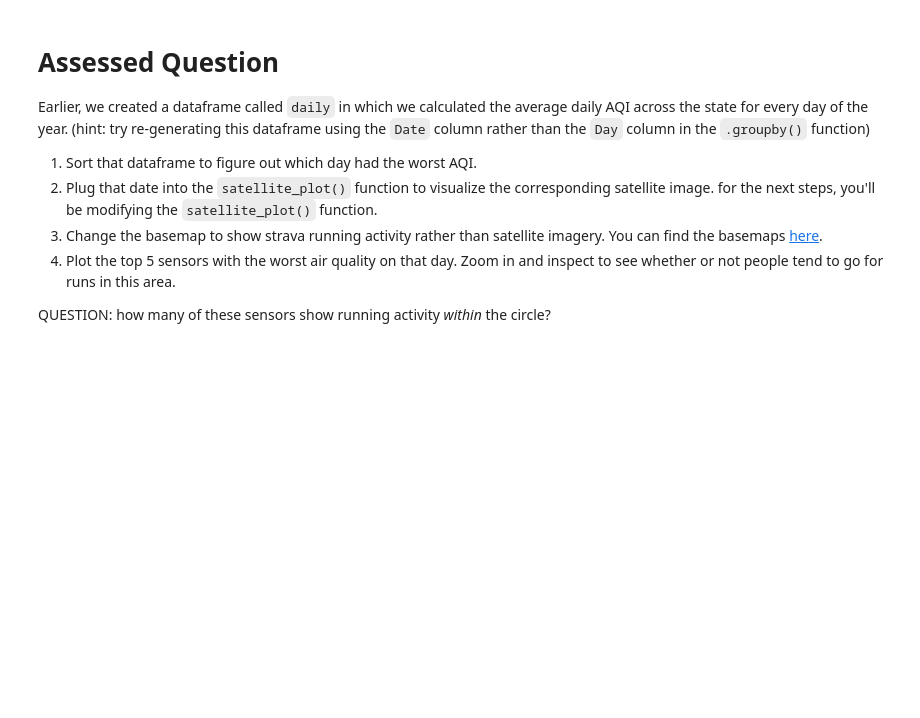
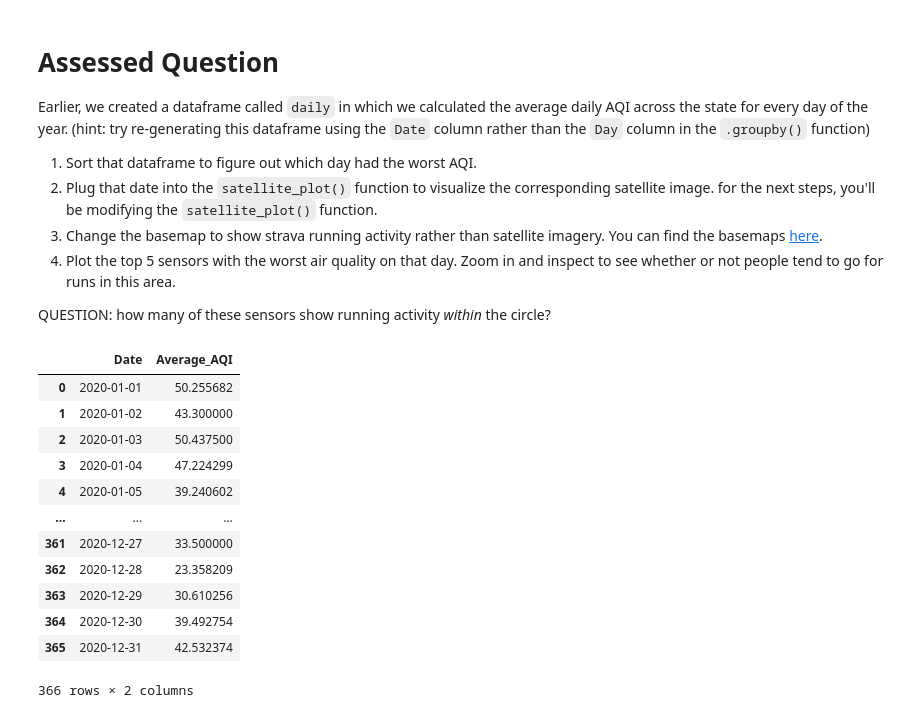
Before and after one commit to Yukiii0517/QM2, a Jupyter notebook: notebooks/W03. Spatial Data.ipynb, the cells around one changed output. Cells and saved outputs as stored; diff of their text form; code cells hidden in the pictures; blank space fills up the shorter version.

```diff
--- a/notebooks/W03. Spatial Data.ipynb
+++ b/notebooks/W03. Spatial Data.ipynb
@@ -613,3 +679,20 @@ Earlier, we created a dataframe called `daily` in which we calculated the averag
 4. Plot the top 5 sensors with the worst air quality on that day. Zoom in and inspect to see whether or not people tend to go for runs in this area.
 
 QUESTION: how many of these sensors show running activity *within* the circle?
+# %%
+daily = df.groupby('Date')['AQI'].mean().reset_index(name='Average_AQI')
+daily
+# %% [output]
+|  | Date | Average_AQI |
+| 0 | 2020-01-01 | 50.255682 |
+| 1 | 2020-01-02 | 43.300000 |
+| 2 | 2020-01-03 | 50.437500 |
+| 3 | 2020-01-04 | 47.224299 |
+| 4 | 2020-01-05 | 39.240602 |
+| ... | ... | ... |
+| 361 | 2020-12-27 | 33.500000 |
+| 362 | 2020-12-28 | 23.358209 |
+| 363 | 2020-12-29 | 30.610256 |
+| 364 | 2020-12-30 | 39.492754 |
+| 365 | 2020-12-31 | 42.532374 |
+366 rows × 2 columns
```
Also changed, not shown: parts of 28 cells of this notebook.
